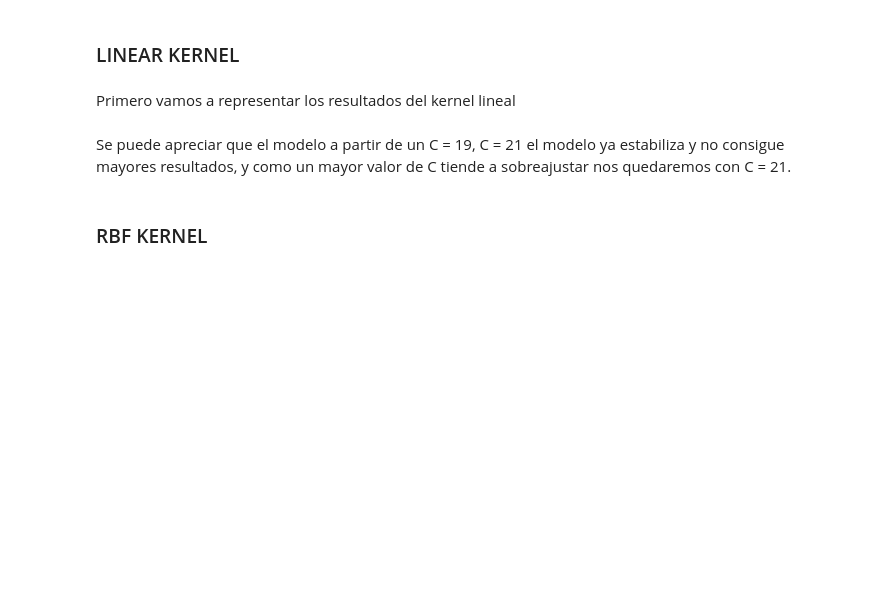
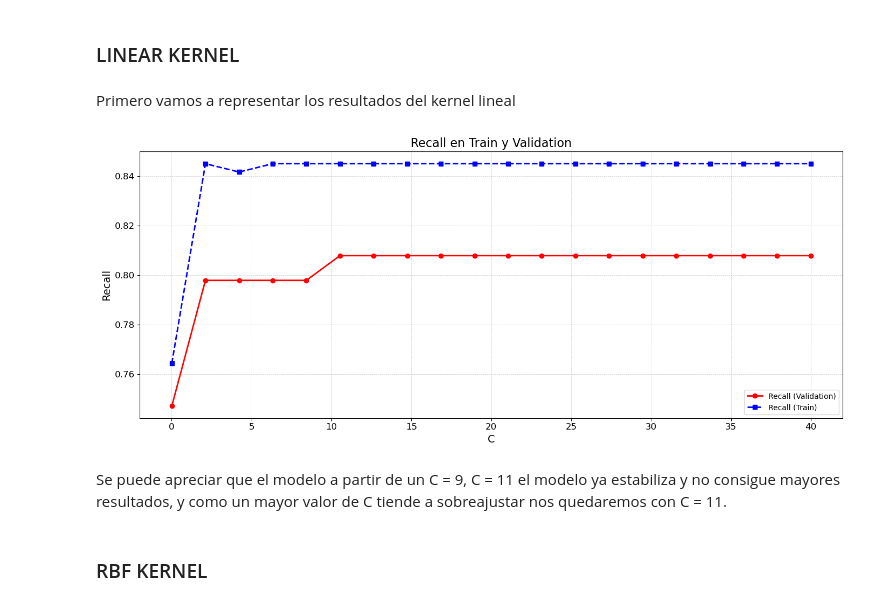
Before and after one commit to alvaar04/Tarea2ML, a Jupyter notebook: G08.ipynb, the cells around one changed output. Cells and saved outputs as stored; diff of their text form; code cells hidden in the pictures; blank space fills up the shorter version.

```diff
--- a/G08.ipynb
+++ b/G08.ipynb
@@ -185,8 +233,8 @@ Utilizando los kernel no lineales observamos mejores resultados que con el kerne
 Ahora vamos a ver como varía el *recall* en función de los hiperparámetros del *kernel* con mejores prestaciones.
 # %%
 hp_linear = {'C': np.linspace(0.01,40,20)}
-hp_rbf = {'C': np.linspace(0,10,11),'gamma': np.linspace(0.001,0.1,11)}
-hp_poly = {'C': np.linspace(0.01,10,10),'degree': [2,3,4],'gamma':  np.linspace(0.001,0.1,11)}
+hp_rbf = {'C': np.linspace(0,10,11),'gamma': np.linspace(0.005,0.3,14)}
+hp_poly = {'C': np.linspace(0.01,30,10),'degree': [2,3,4],'gamma':  np.linspace(0.005,0.3,14)}
 hp_sigmoid = {'C': np.linspace(0.01,30,10),'gamma': np.linspace(0.001,0.1,10)}
 hiperparametros_kernels = []
 hiperparametros_kernels.append(hp_linear)
@@ -196,14 +244,16 @@ hiperparametros_kernels.append(hp_sigmoid)
 # %% [markdown]
 Una vez guardado los valores de los hiperparámetros que vamos a utilizar usamos el método de *GridSearch* para buscar la mejor combinación de hiperparámetros.
 # %%
-'''# Busqueda de hiperparmáetros
+# Busqueda de hiperparmáetros
 resultados = {}
 bestParams = {}
+bestScores = {}
 i = 0
 while i < len(hiperparametros_kernels):
-    SVM_cv = GridSearchCV(SVC(kernel=kernels[i],random_state=314),param_grid=hiperparametros_kernels[i],cv=10,scoring='recall',return_train_score=True)
+    SVM_cv = GridSearchCV(SVC(kernel=kernels[i],random_state=314),param_grid=hiperparametros_kernels[i],cv=4,scoring='recall',return_train_score=True)
     SVM_cv.fit(X_Diseño_preprocesado,Y_Diseño)
     resultados[kernels[i]] = SVM_cv.cv_results_
     bestParams[kernels[i]] = SVM_cv.best_params_
+    bestScores[kernels[i]] = SVM_cv.best_score_
     print(f"Finished {kernels[i]}.")
-    i += 1'''
+    i += 1
@@ -212,40 +267,41 @@ while i < len(hiperparametros_kernels):
 # %% [markdown]
 Primero vamos a representar los resultados del kernel lineal
 # %%
-'''import numpy as np
+import numpy as np
 import matplotlib.pyplot as plt
 
 # Datos
 recall_scores_test = np.array(resultados['linear']['mean_test_score'], dtype=float)
 recall_scores_train = np.array(resultados['linear']['mean_train_score'], dtype=float)
 C_params = np.array(resultados['linear']['param_C'], dtype=float)
 
 # Crear la gráfica
 plt.figure(figsize=(14, 6))
 
 # Plot para el recall de test
-plt.plot(C_params, recall_scores_test, color='red', linestyle='-', linewidth=2, label='Recall (Test)', marker='o', markersize=6)
+plt.plot(C_params, recall_scores_test, color='red', linestyle='-', linewidth=2, label='Recall (Validation)', marker='o', markersize=6)
 
 # Plot para el recall de train
 plt.plot(C_params, recall_scores_train, color='blue', linestyle='--', linewidth=2, label='Recall (Train)', marker='s', markersize=6)
 
 # Agregar etiquetas y título
 plt.xlabel('C', fontsize=14)
 plt.ylabel('Recall', fontsize=14)
-plt.title('Recall en Train y Test', fontsize=16)
+plt.title('Recall en Train y Validation', fontsize=16)
 plt.legend()
 
 # Mejorar la apariencia
 plt.grid(True, which='both', linestyle='--', linewidth=0.5, alpha=0.7)  # Mejorar el estilo de la rejilla
 plt.tight_layout()  # Ajustar el espaciado de la gráfica para que no se corte
 plt.xticks(fontsize=12)
 plt.yticks(fontsize=12)
 
 # Mostrar la gráfica
 plt.show()
-'''
+# %% [output]
+[figure, added]
 # %% [markdown]
-Se puede apreciar que el modelo a partir de un C = 19, C = 21 el modelo ya estabiliza y no consigue mayores resultados, y como un mayor valor de C tiende a sobreajustar nos quedaremos con C = 21.
+Se puede apreciar que el modelo a partir de un C = 9, C = 11 el modelo ya estabiliza y no consigue mayores resultados, y como un mayor valor de C tiende a sobreajustar nos quedaremos con C = 11.
 # %% [markdown]
 ### RBF KERNEL
 # %% [markdown]
```
Also changed, not shown: parts of 26 cells of this notebook.
